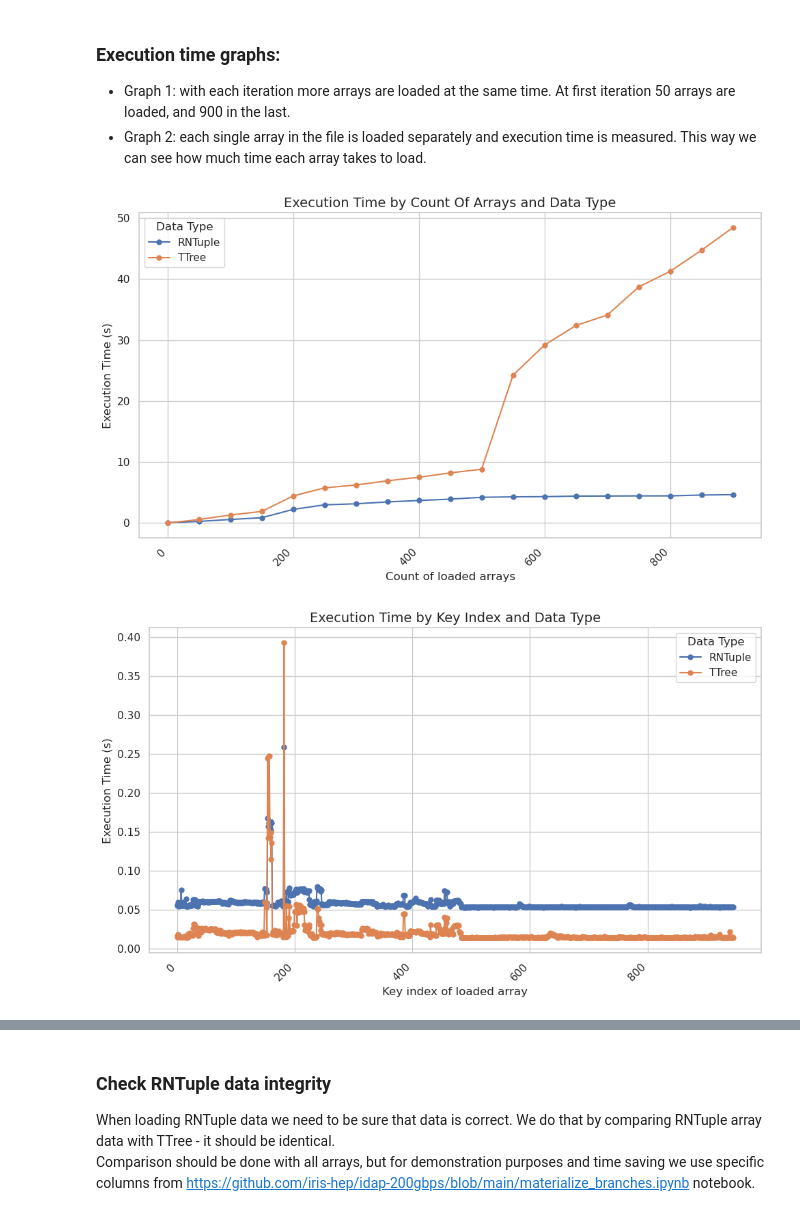
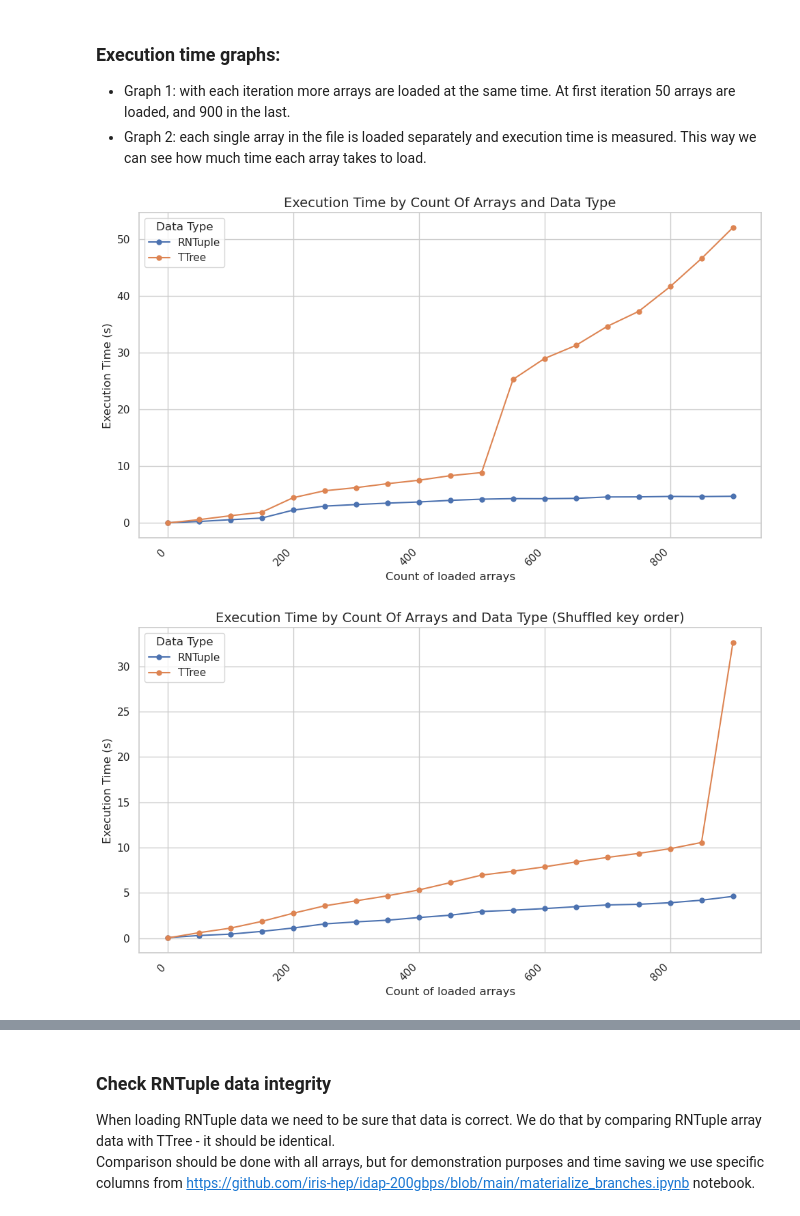
Before and after one commit to giedrius2020/calver-coffea-agc-demo, a Jupyter notebook: ttree_and_rntuple_comparison.ipynb, the cells around one changed output, grey strips where cells are left out. Saved outputs shown, nothing was run; the diff lists cells and outputs as text; code cells hidden in the pictures.

Commit message:
Added shuffled keys graph

```diff
--- a/ttree_and_rntuple_comparison.ipynb
+++ b/ttree_and_rntuple_comparison.ipynb
@@ -230,35 +240,36 @@ def plot_results(df, title, xlabel):
 
     # Create a line plot
     plt.figure(figsize=(10, 6))
     sns.lineplot(x='key_cnt', y='Time (s)', hue='Data Type', marker='o', markeredgewidth=0, data=df_melted)
 
     # Add labels and title
     plt.xlabel(xlabel, fontsize=12)
     plt.ylabel('Execution Time (s)', fontsize=12)
     plt.title(title, fontsize=14)
 
     # Rotate x-axis labels for better readability
     plt.xticks(rotation=45, ha='right')
 
     # Show plot
     plt.tight_layout()
     plt.show()
 
 
 # print(results_2)
 results_2.rename(columns={'RN': 'RNTuple', 'TT': 'TTree'}, inplace=True)
+results_3.rename(columns={'RN': 'RNTuple', 'TT': 'TTree'}, inplace=True)
+results_4.rename(columns={'RN': 'RNTuple', 'TT': 'TTree'}, inplace=True)
 
-results_3.rename(columns={'RN': 'RNTuple', 'TT': 'TTree'}, inplace=True)
 
 plot_results(df=results_2, title='Execution Time by Count Of Arrays and Data Type', xlabel='Count of loaded arrays')
-# NOTE: To prove that accumulation of execution time is negligible,
-plot_results(df=results_3, title='Execution Time by Key Index and Data Type', xlabel='Key index of loaded array')
+plot_results(df=results_3, title='Execution Time by Count Of Arrays and Data Type (Shuffled key order)', xlabel='Count of loaded arrays')
+plot_results(df=results_4, title='Execution Time by Key Index and Data Type', xlabel='Key index of loaded array')
 
 
 
 
 # results_1.to_csv('results_1.csv', index=True)
 # results_2.to_csv('results_2.csv', index=True)
 # %% [output]
-[figure, old version]
+[figure, new version]
-[figure, old version]
+[figure, new version]
```
Also changed, not shown: parts of 4 cells of this notebook, 1 other file.
